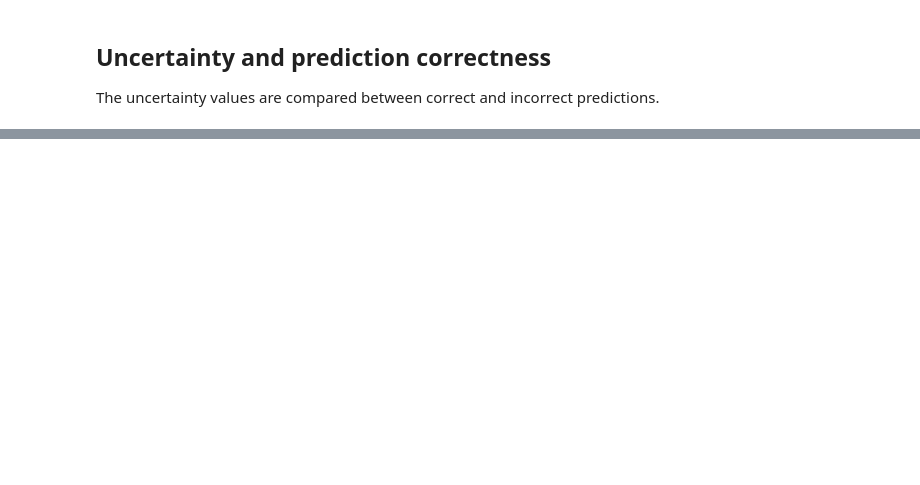
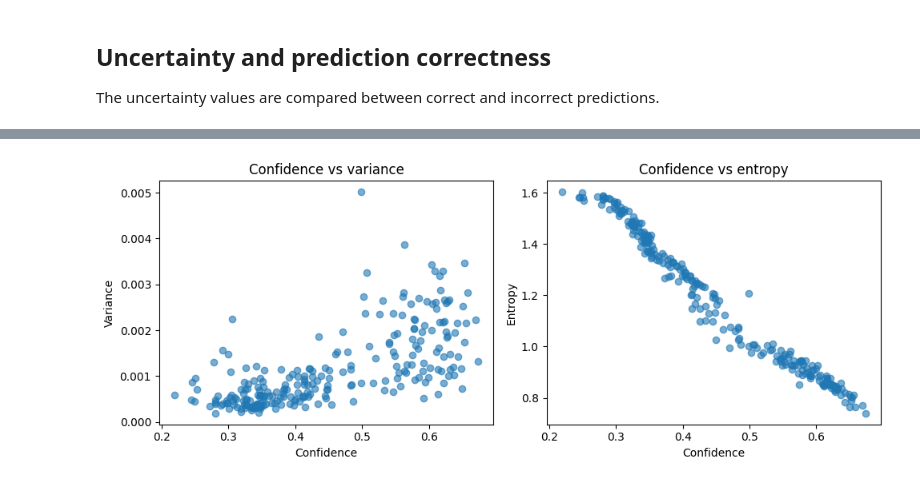
Before and after one commit to thuitema0/MPHY0050, a Jupyter notebook: Task5.ipynb, the cells around one changed output, grey strips where cells are left out. Cells and saved outputs as stored; diff of their text form; code cells hidden in the pictures; blank space fills up the shorter version.

```diff
--- a/Task5.ipynb
+++ b/Task5.ipynb
@@ -256,0 +367,21 @@ plt.show()
+# %%
+plt.figure(figsize=(10, 4))
+
+# Confidence vs variance
+plt.subplot(1, 2, 1)
+plt.scatter(results_df["confidence"], results_df["variance"], alpha=0.6)
+plt.xlabel("Confidence")
+plt.ylabel("Variance")
+plt.title("Confidence vs variance")
+
+# Confidence vs entropy
+plt.subplot(1, 2, 2)
+plt.scatter(results_df["confidence"], results_df["entropy"], alpha=0.6)
+plt.xlabel("Confidence")
+plt.ylabel("Entropy")
+plt.title("Confidence vs entropy")
+
+plt.tight_layout()
+plt.show()
+# %% [output]
+[figure, added]
```
Also changed, not shown: parts of 18 cells of this notebook.
